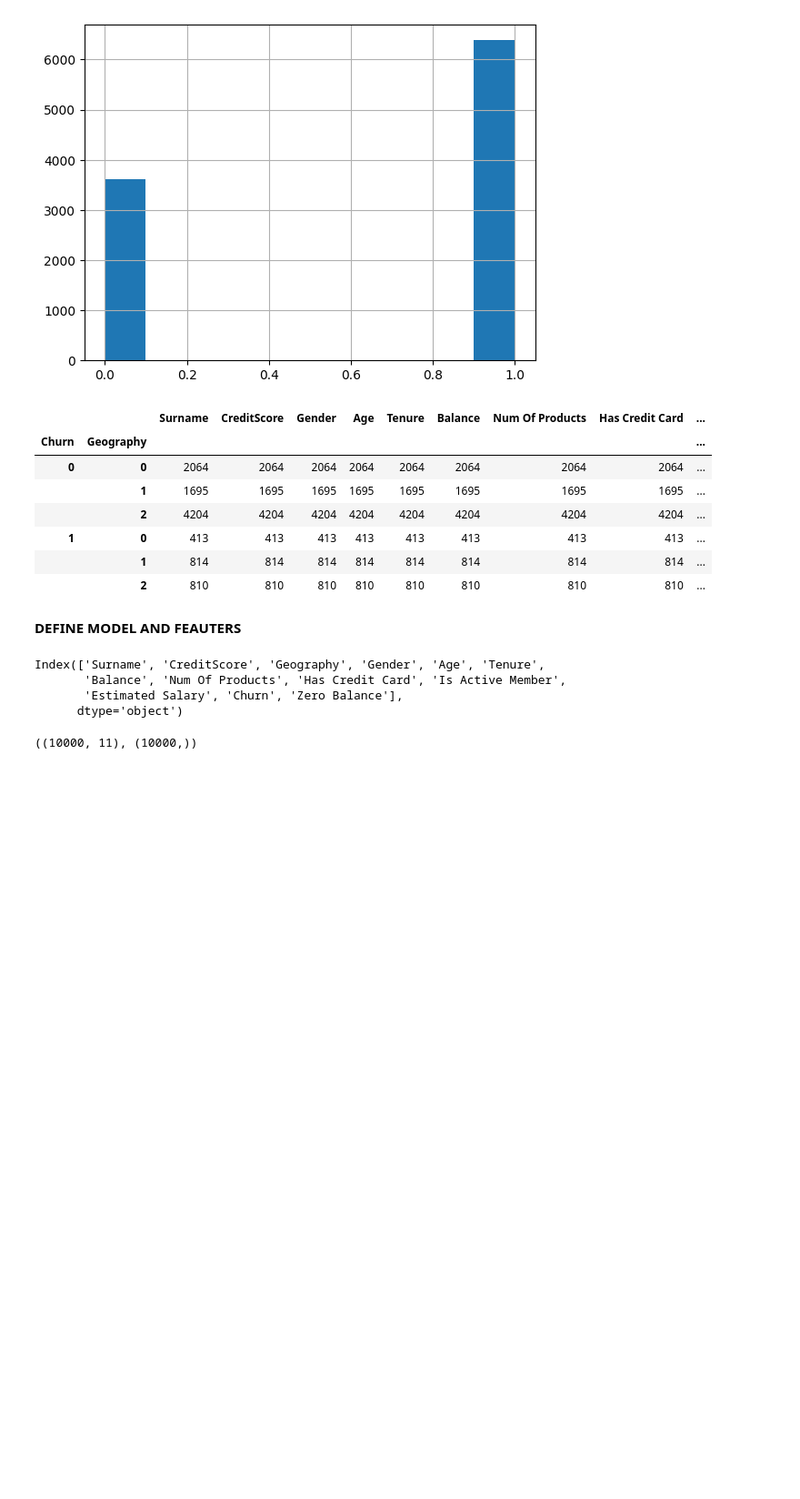
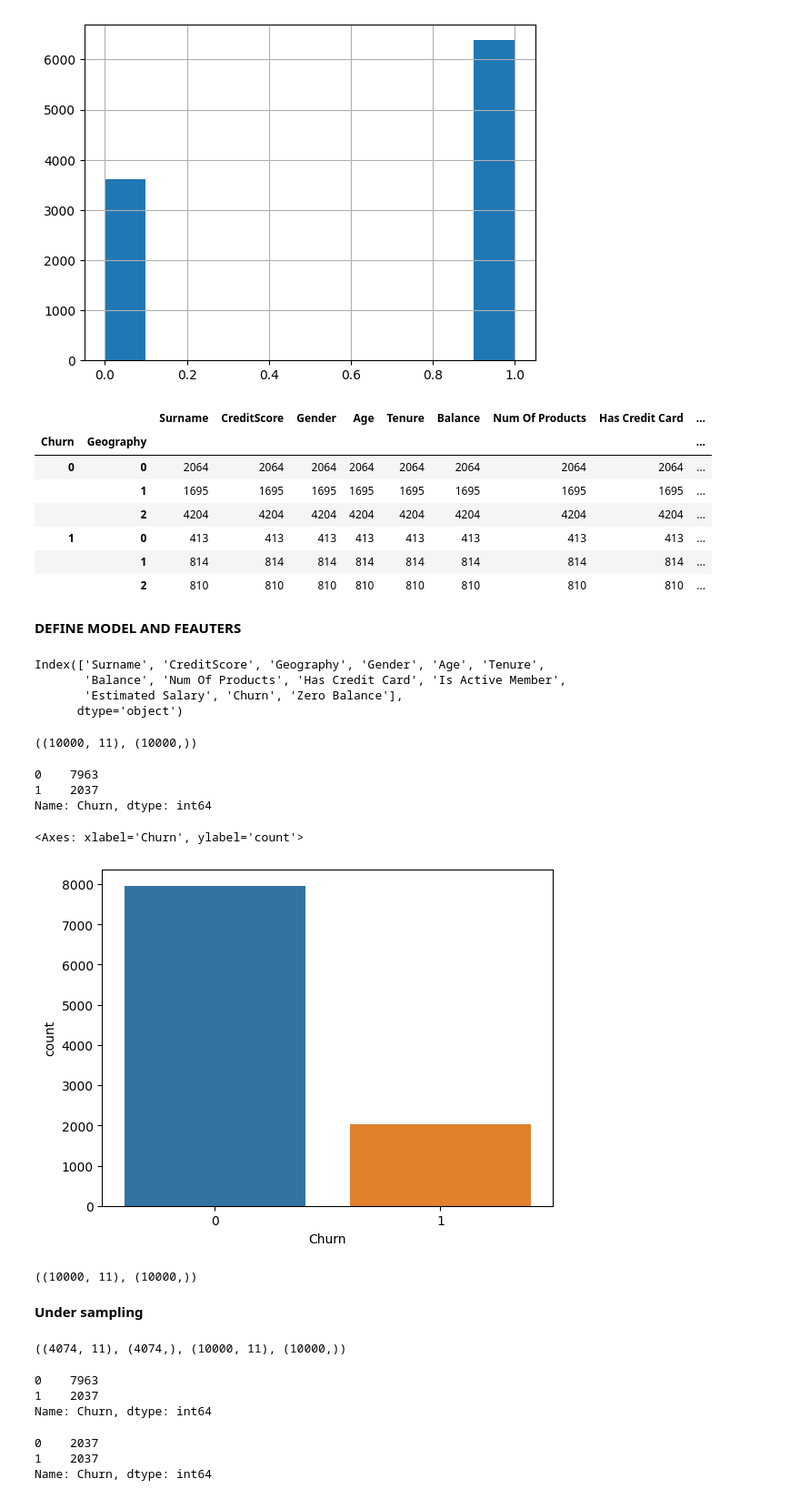
Before and after one commit to chaitnaya0119/YBI-internship, a Jupyter notebook: Bank_chrunch.ipynb, the cells around one changed output. Shown at 91% size. Cells and saved outputs as stored; diff of their text form; code cells hidden in the pictures; blank space fills up the shorter version.

```diff
--- a/Bank_chrunch.ipynb
+++ b/Bank_chrunch.ipynb
@@ -152,3 +152,20 @@ y = df['Churn']
 X.shape,y.shape
 # %% [output]
 ((10000, 11), (10000,))
+# %%
+df['Churn'].value_counts()
+# %% [output]
+0    7963
+1    2037
+Name: Churn, dtype: int64
+# %%
+sns.countplot(x='Churn',data = df)
+# %% [output]
+<Axes: xlabel='Churn', ylabel='count'>
+[figure, added]
+# %%
+X.shape,y.shape
+# %% [output]
+((10000, 11), (10000,))
+# %% [markdown]
+ **Under sampling**
@@ -154,0 +178,16 @@ X.shape,y.shape
+# %%
+X_rus.shape,y_rus.shape,X.shape,y.shape
+# %% [output]
+((4074, 11), (4074,), (10000, 11), (10000,))
+# %%
+y.value_counts()
+# %% [output]
+0    7963
+1    2037
+Name: Churn, dtype: int64
+# %%
+y_rus.value_counts()
+# %% [output]
+0    2037
+1    2037
+Name: Churn, dtype: int64
```
Also changed, not shown: parts of 20 cells of this notebook.
